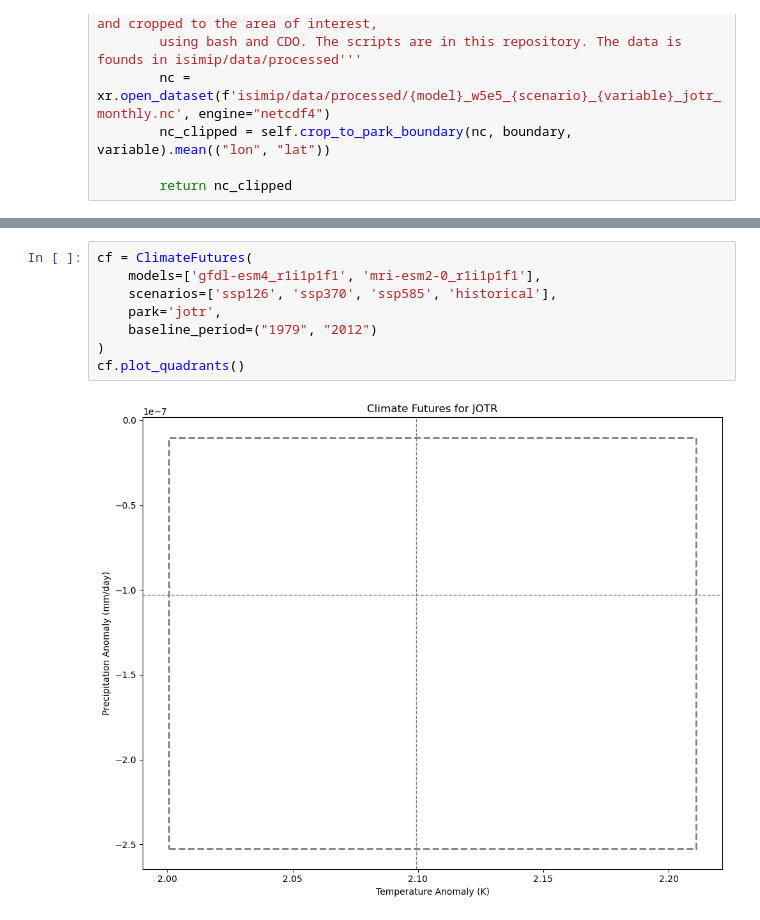
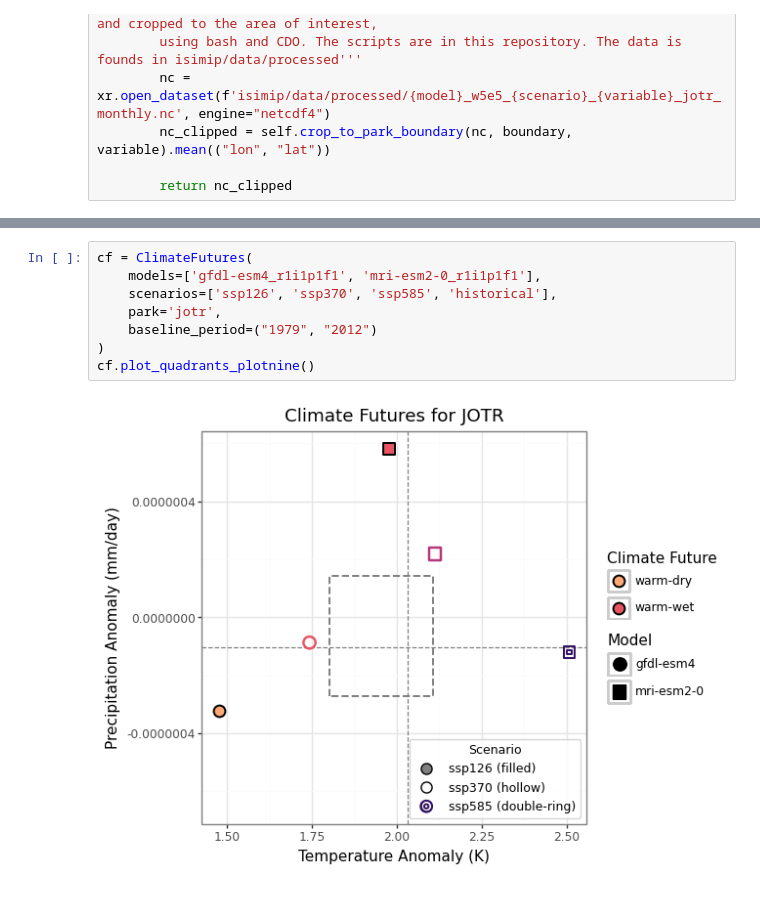
Before and after one commit to SchmidtDSE/climate_futures, a Jupyter notebook: climate_futures_class.ipynb, the cells around one changed output, grey strips where cells are left out. Cells and saved outputs as stored; diff of their text form.

Commit message:
quadrant plots done, using plotnine

```diff
--- a/climate_futures_class.ipynb
+++ b/climate_futures_class.ipynb
@@ -178,10 +352,10 @@ class ClimateFutures:
 # %%
 cf = ClimateFutures(
     models=['gfdl-esm4_r1i1p1f1', 'mri-esm2-0_r1i1p1f1'],
     scenarios=['ssp126', 'ssp370', 'ssp585', 'historical'],
     park='jotr',
     baseline_period=("1979", "2012")
 )
-cf.plot_quadrants()
+cf.plot_quadrants_plotnine()
 # %% [output]
-[figure, old version]
+[figure, new version]
```
Also changed, not shown: parts of 2 cells of this notebook, 2 other files.
